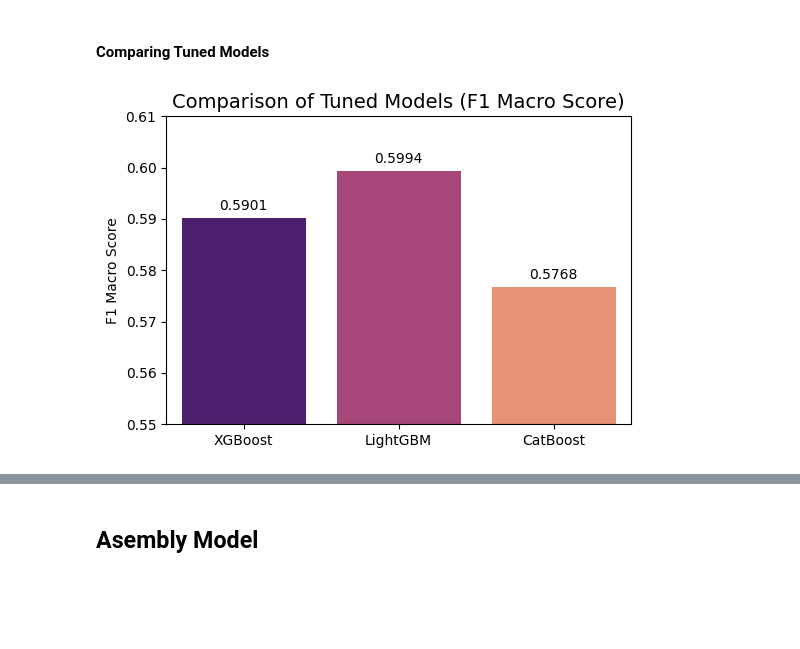
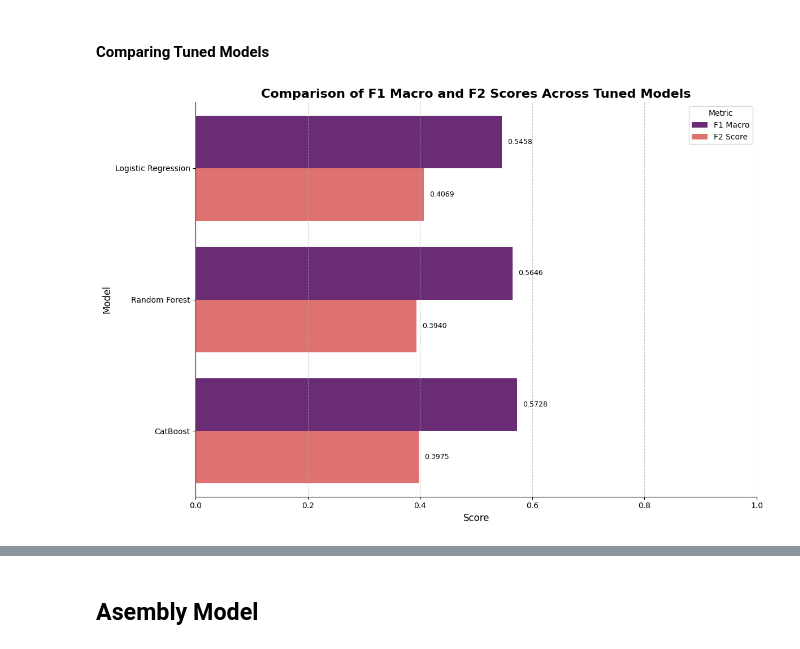
Before and after one commit to Duccard/stroke_risk_prediction, a Jupyter notebook: StrokeRiskPredictionModel.ipynb, the cells around one changed output, grey strips where cells are left out. Saved outputs shown, nothing was run; the diff lists cells and outputs as text; code cells hidden in the pictures; blank space fills up the shorter version.

```diff
--- a/StrokeRiskPredictionModel.ipynb
+++ b/StrokeRiskPredictionModel.ipynb
@@ -2574,24 +2361,24 @@ Precision (Class 1): 0.1219
 # %% [markdown]
 #### Comparing Tuned Models
 # %%
-import matplotlib.pyplot as plt
-import seaborn as sns
-
-# Data
-models = ["XGBoost", "LightGBM", "CatBoost"]
-scores = [0.5901, 0.5994, 0.5768]
-
-# Plot
-plt.figure(figsize=(6, 4))
-sns.barplot(x=models, y=scores, palette="magma")
-
-plt.title("Comparison of Tuned Models (F1 Macro Score)", fontsize=14)
-plt.ylabel("F1 Macro Score")
-plt.ylim(0.55, 0.61)
-
-for i, score in enumerate(scores):
-    plt.text(i, score + 0.001, f"{score:.4f}", ha="center", va="bottom", fontsize=10)
-
-plt.show()
+plot_model_f1_macro_f2_comparison(
+    models=[
+        "Logistic Regression",
+        "Random Forest",
+        "CatBoost",
+    ],
+    f1_macro_scores=[
+        0.5458,
+        0.5646,
+        0.5728,
+    ],
+    f2_scores=[
+        0.4069,
+        0.3940,
+        0.3975,
+    ],
+    xlim=(0.0, 1.0),
+    title="Comparison of F1 Macro and F2 Scores Across Tuned Models",
+)
 # %% [output]
-[figure, old version]
+[figure, new version]
```
Also changed, not shown: parts of 49 cells of this notebook, 3 other files.
